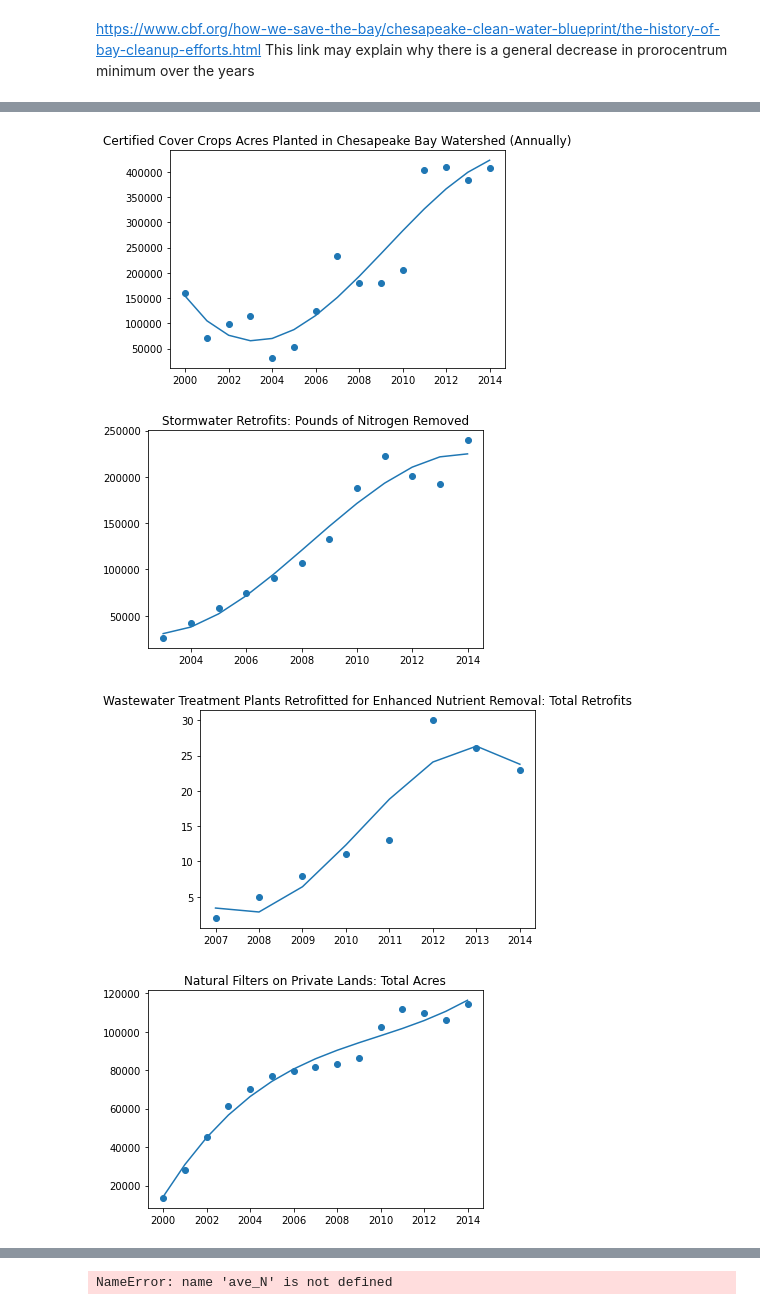
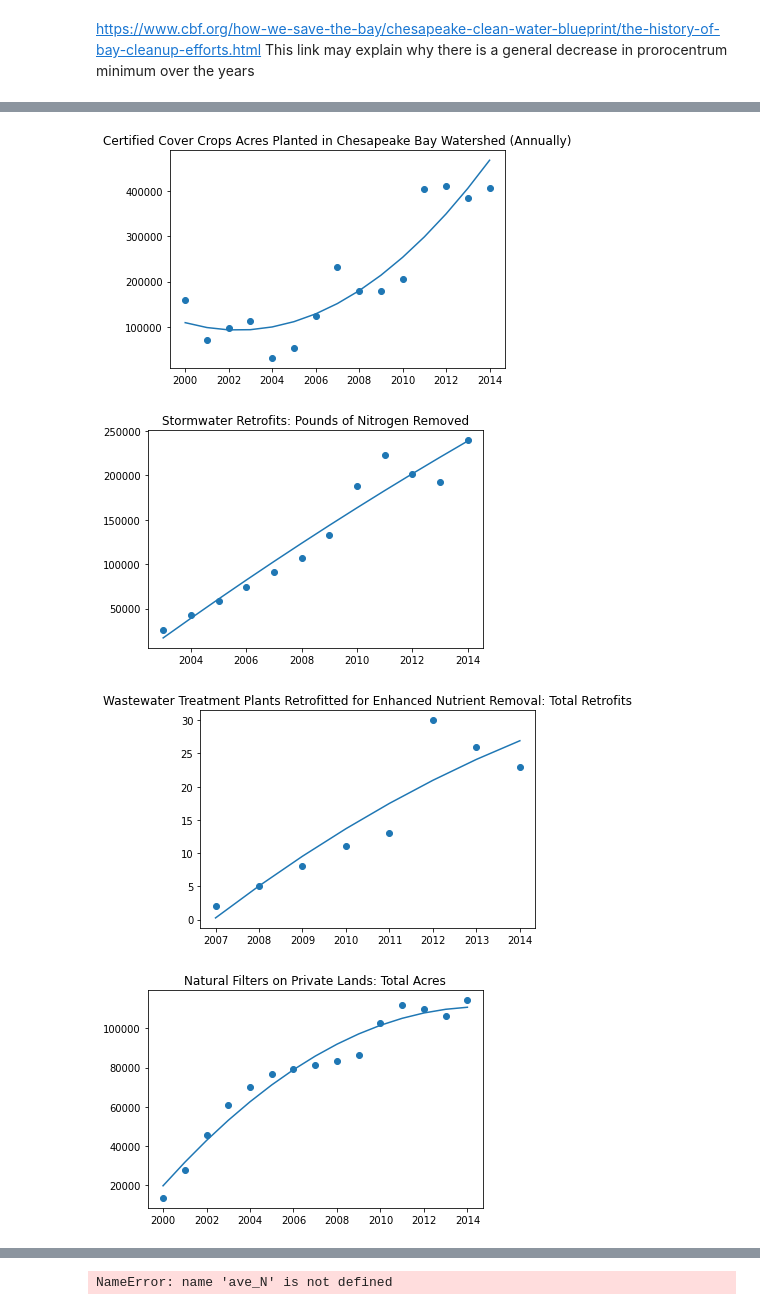
Before and after one commit to type1larosa3/CMSC320-Final-Tutorial, a Jupyter notebook: Tutorial_final.ipynb, the cells around one changed output, grey strips where cells are left out. Drawn from its saved outputs; the diff is of its cells as text; code cells hidden in the pictures.

```diff
--- a/Tutorial_final.ipynb
+++ b/Tutorial_final.ipynb
@@ -225,38 +225,38 @@ activites_df["Fiscal Year"] = list(range(2000,2015))
 # %%
 # from sklearn.metrics import mean_squared_error, r2_score
 
 col_names = activites_df.columns
 #each of the columns selected give the total amount of that activity for each year
 temp = [1,2,5,8,11]
 
 for i in temp:
     fig, ax = plt.subplots()
 
     activity = col_names[i]
 
     #to remove NaN values in the dataframe
     y = [i for i in activites_df[activity] if pd.notna(i)]
     x = activites_df['Fiscal Year'][-len(y):].array.reshape(-1, 1)
 
-    polynomial_features= PolynomialFeatures(degree=3)
+    polynomial_features= PolynomialFeatures(degree=2)
     x_poly = polynomial_features.fit_transform(x)
 
     model = LinearRegression()
     model.fit(x_poly, y)
     y_poly_pred = model.predict(x_poly)
 
     model = LinearRegression()
     model.fit(x_poly, y)
     y_poly_pred = model.predict(x_poly)
     plt.scatter(x, y)
     plt.plot(x, y_poly_pred)
     ax.set_title(activity)
     plt.show()
 # %% [output]
-[figure, old version]
+[figure, new version]
-[figure, old version]
+[figure, new version]
-[figure, old version]
+[figure, new version]
-[figure, old version]
+[figure, new version]
 [figure]
 # %%
 prorocentrum_minimum = algae_df[algae_df['LatinName'] == 'Prorocentrum minimum']
```
Also changed, not shown: parts of 5 cells of this notebook, 2 other files.
